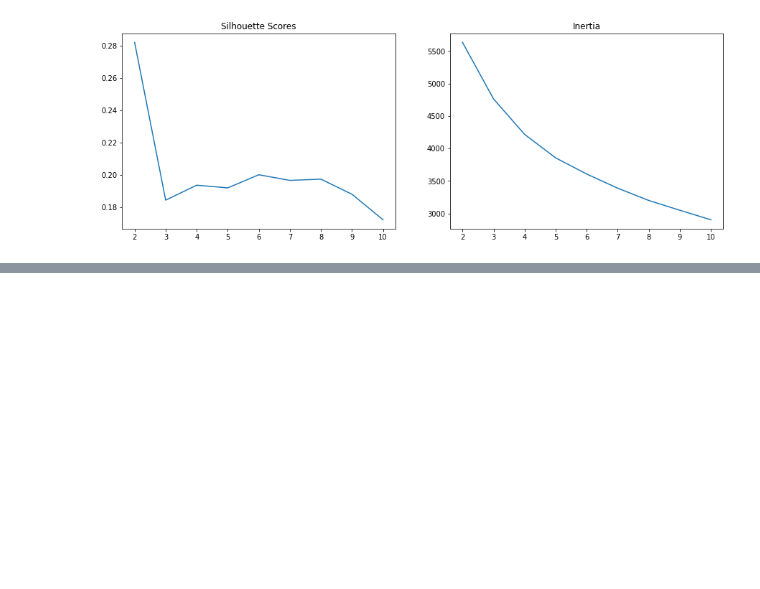
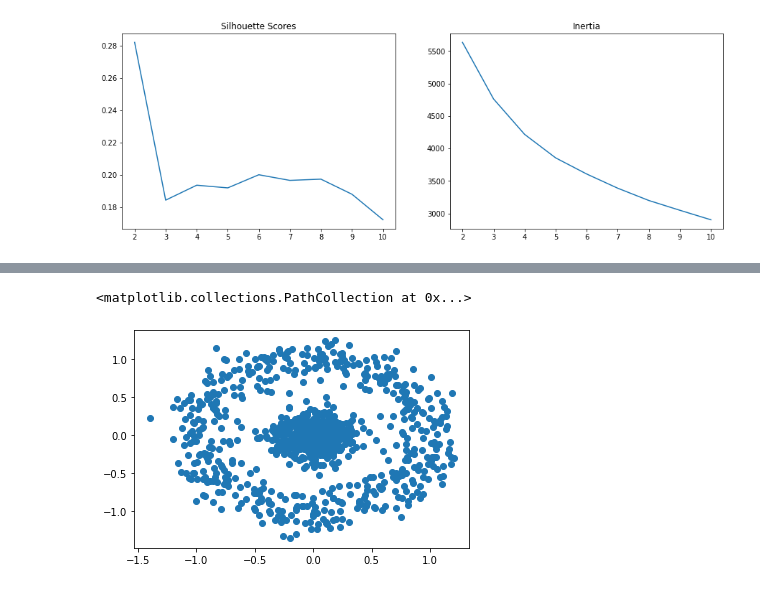
Before and after one commit to GeneralHassaan/Projects, a Jupyter notebook: analysis_of_Kmeans_hassaan.ipynb, the cells around one changed output, grey strips where cells are left out. Drawn from its saved outputs; the diff is of its cells as text; code cells hidden in the pictures; blank space fills up the shorter version.

```diff
--- a/analysis_of_Kmeans_hassaan.ipynb
+++ b/analysis_of_Kmeans_hassaan.ipynb
@@ -143,0 +180,6 @@ cluster_groups
+# %%
+ircles = scaler.fit_transform(circles)
+plt.scatter(circles[:,0], circles[:,1])
+# %% [output]
+<matplotlib.collections.PathCollection at 0x...>
+[figure, added]
```
Also changed, not shown: parts of 7 cells of this notebook.
